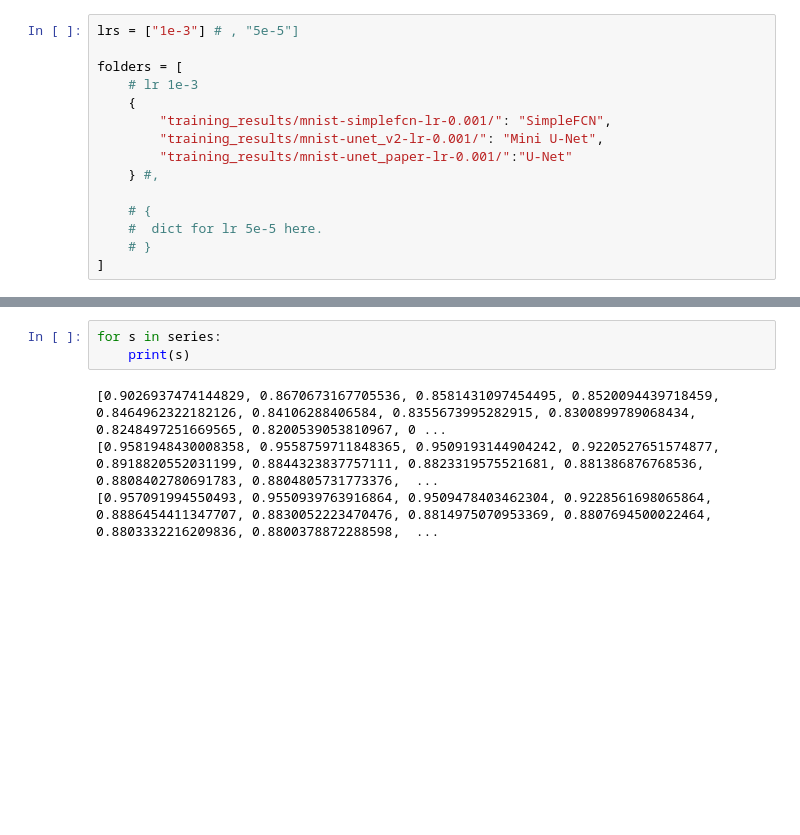
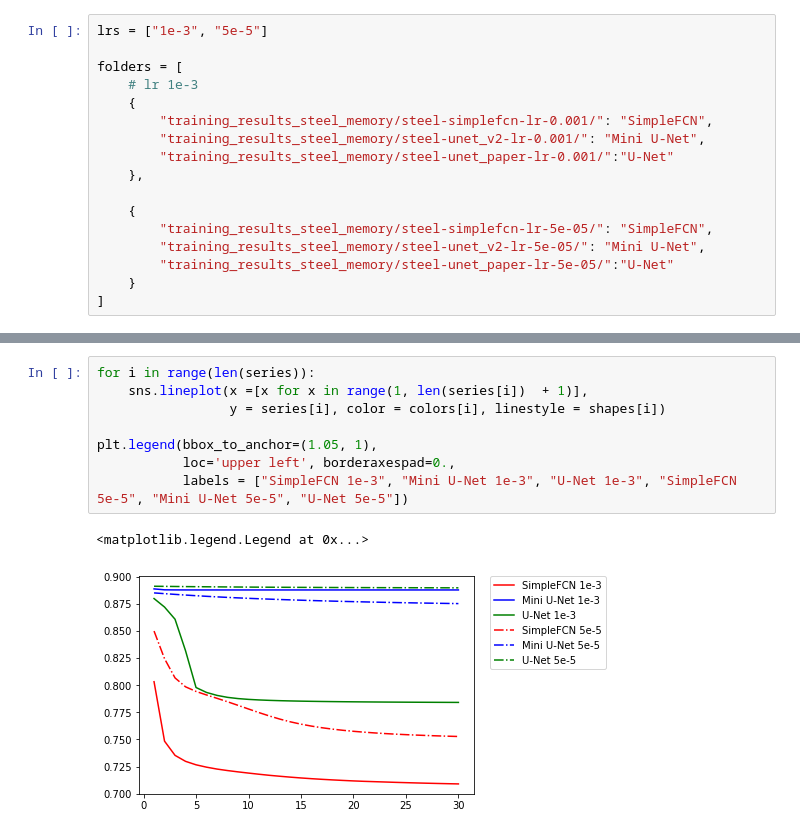
Before and after one commit to EganJ/CS4375Project, a Jupyter notebook: loss_curves.ipynb, the cells around one changed output, grey strips where cells are left out. Drawn from its saved outputs; the diff is of its cells as text; blank space fills up the shorter version.

```diff
--- a/loss_curves.ipynb
+++ b/loss_curves.ipynb
@@ -5,17 +6,19 @@ from os import path
 # %%
-lrs = ["1e-3"] # , "5e-5"]
+lrs = ["1e-3", "5e-5"]
 
 folders = [
     # lr 1e-3
     {
-        "training_results/mnist-simplefcn-lr-0.001/": "SimpleFCN",
-        "training_results/mnist-unet_v2-lr-0.001/": "Mini U-Net",
-        "training_results/mnist-unet_paper-lr-0.001/":"U-Net"
-    } #,
+        "training_results_steel_memory/steel-simplefcn-lr-0.001/": "SimpleFCN",
+        "training_results_steel_memory/steel-unet_v2-lr-0.001/": "Mini U-Net",
+        "training_results_steel_memory/steel-unet_paper-lr-0.001/":"U-Net"
+    },
 
-    # {
-    #  dict for lr 5e-5 here.
-    # }
+    {
+        "training_results_steel_memory/steel-simplefcn-lr-5e-05/": "SimpleFCN",
+        "training_results_steel_memory/steel-unet_v2-lr-5e-05/": "Mini U-Net",
+        "training_results_steel_memory/steel-unet_paper-lr-5e-05/":"U-Net"
+    }
 ]
 # %%
 series = []
@@ -31,7 +42,11 @@ for shape_ind, folder_set in enumerate(folders):
-# %%
-for s in series:
-    print(s)
-# %% [output]
-[0.9026937474144829, 0.8670673167705536, 0.8581431097454495, 0.8520094439718459, 0.8464962322182126, 0.84106288406584, 0.8355673995282915, 0.8300899789068434, 0.8248497251669565, 0.8200539053810967, 0 ...
-[0.9581948430008358, 0.9558759711848365, 0.9509193144904242, 0.9220527651574877, 0.8918820552031199, 0.8844323837757111, 0.8823319575521681, 0.881386876768536, 0.8808402780691783, 0.8804805731773376,  ...
-[0.957091994550493, 0.9550939763916864, 0.9509478403462304, 0.9228561698065864, 0.8886454411347707, 0.8830052223470476, 0.8814975070953369, 0.8807694500022464, 0.8803332216209836, 0.8800378872288598,  ...
+# %%
+for i in range(len(series)):
+    sns.lineplot(x =[x for x in range(1, len(series[i])  + 1)],
+                 y = series[i], color = colors[i], linestyle = shapes[i])
+
+plt.legend(bbox_to_anchor=(1.05, 1),
+           loc='upper left', borderaxespad=0.,
+           labels = ["SimpleFCN 1e-3", "Mini U-Net 1e-3", "U-Net 1e-3", "SimpleFCN 5e-5", "Mini U-Net 5e-5", "U-Net 5e-5"])
+# %% [output]
+<matplotlib.legend.Legend at 0x...>
+[figure, added]
```
Also changed, not shown: parts of 6 cells of this notebook, 11 other files.
